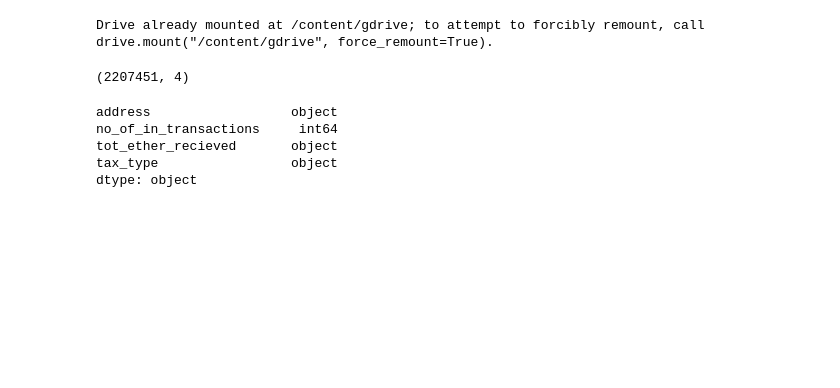
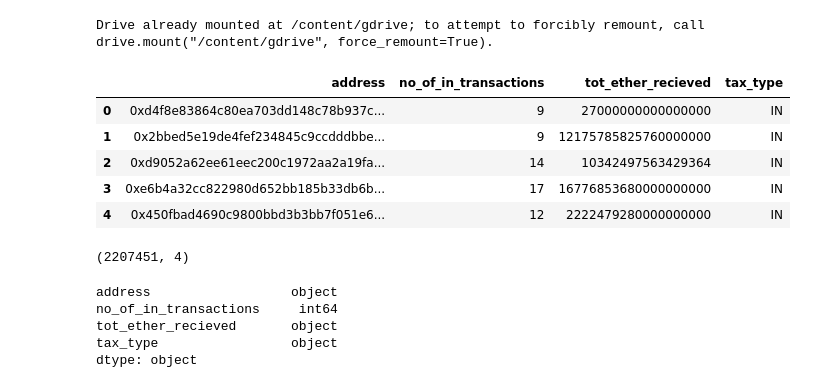
Before and after one commit to m-shilpa/ethereum-data-analysis, a Jupyter notebook: joined_data.ipynb, the cells around one changed output. Drawn from its saved outputs; the diff is of its cells as text; code cells hidden in the pictures; blank space fills up the shorter version.

```diff
--- a/joined_data.ipynb
+++ b/joined_data.ipynb
@@ -13,6 +13,15 @@ import matplotlib.pyplot as plt
 # %%
 in_txn = pd.read_csv('/content/gdrive/My Drive/project_data/in_txn.csv')
 out_txn = pd.read_csv('/content/gdrive/My Drive/project_data/out_txn.csv')
+# %%
+in_txn.head(5)
+# %% [output]
+|  | address | no_of_in_transactions | tot_ether_recieved | tax_type |
+| 0 | 0xd4f8e83864c80ea703dd148c78b937c... | 9 | 27000000000000000 | IN |
+| 1 | 0x2bbed5e19de4fef234845c9ccdddbbe... | 9 | 12175785825760000000 | IN |
+| 2 | 0xd9052a62ee61eec200c1972aa2a19fa... | 14 | 10342497563429364 | IN |
+| 3 | 0xe6b4a32cc822980d652bb185b33db6b... | 17 | 16776853680000000000 | IN |
+| 4 | 0x450fbad4690c9800bbd3b3bb7f051e6... | 12 | 2222479280000000000 | IN |
 # %%
 in_txn.shape
 # %% [output]
```
Also changed, not shown: parts of 3 cells of this notebook.
